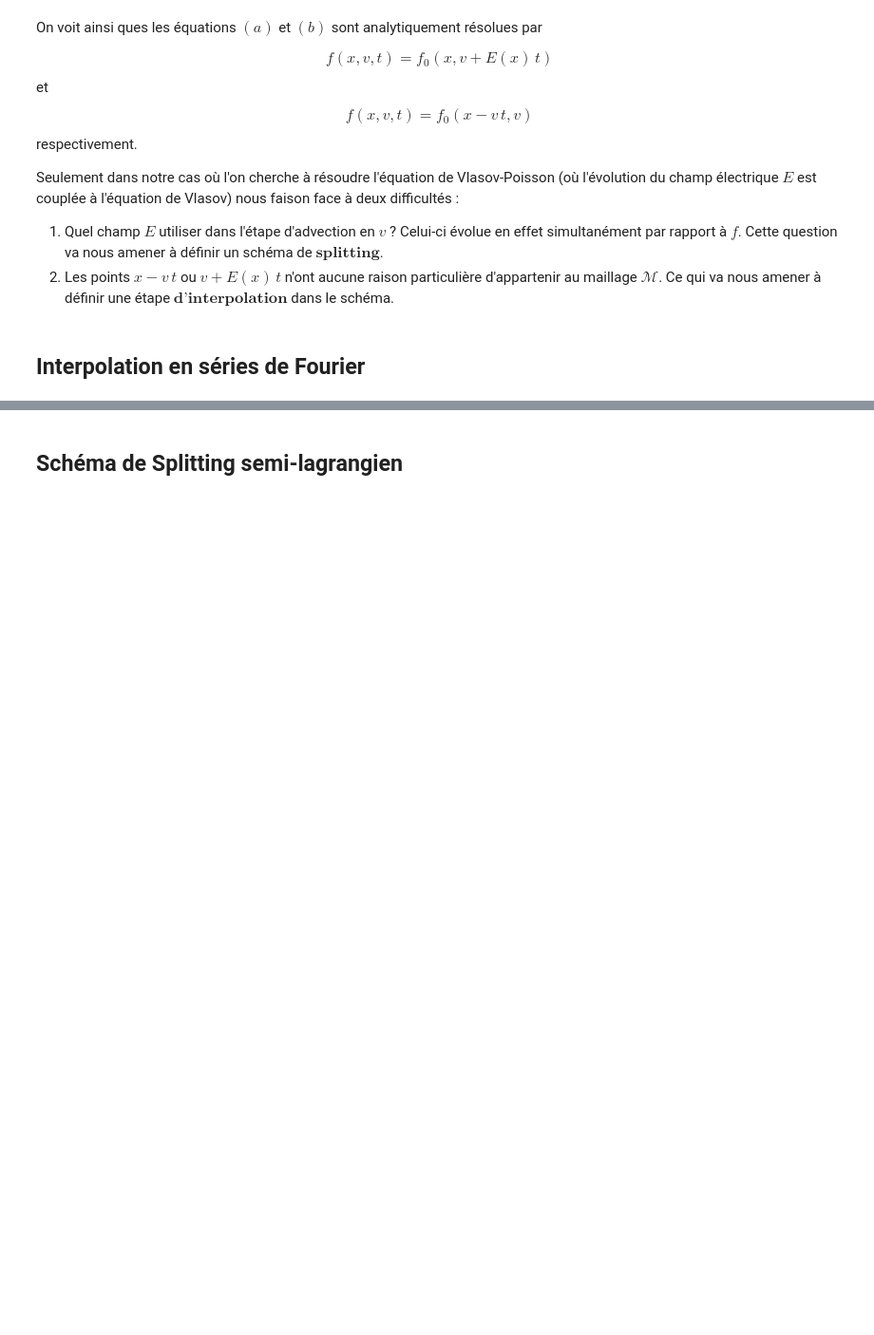
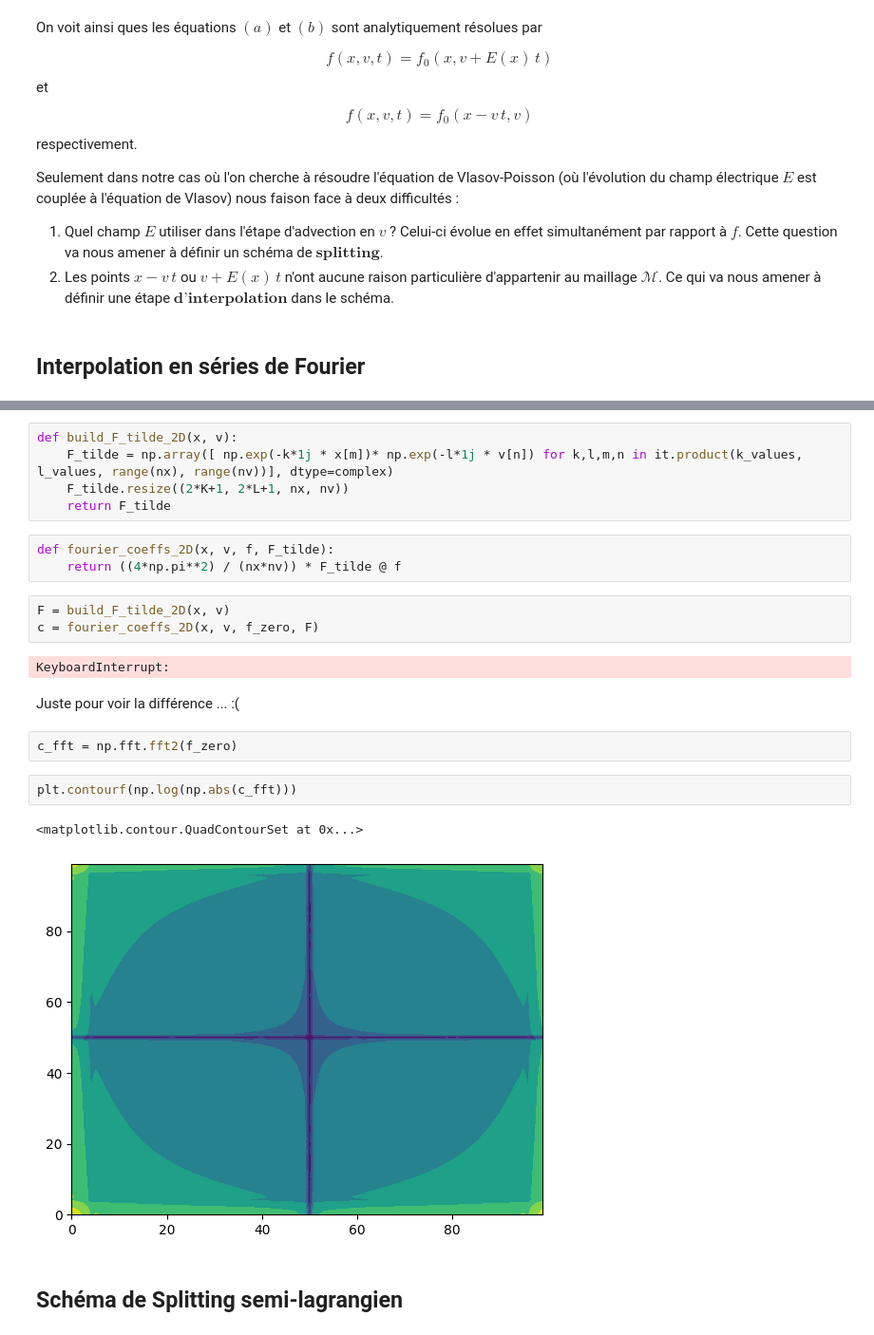
Before and after one commit to chassardmartin/vlasov_bsl, a Jupyter notebook: v1.ipynb, the cells around one changed output, grey strips where cells are left out. Shown at 95% size. Saved outputs shown, nothing was run; the diff lists cells and outputs as text; blank space fills up the shorter version.

Commit message:
We compute the 2D fourier coefficients, but way too long with naive approach

```diff
--- a/v1.ipynb
+++ b/v1.ipynb
@@ -356,3 +362,25 @@ L'interpolation consiste ainsi à évaluer cette expression aux points d'interpo
+# %%
+def build_F_tilde_2D(x, v):
+    F_tilde = np.array([ np.exp(-k*1j * x[m])* np.exp(-l*1j * v[n]) for k,l,m,n in it.product(k_values, l_values, range(nx), range(nv))], dtype=complex)
+    F_tilde.resize((2*K+1, 2*L+1, nx, nv))
+    return F_tilde
+# %%
+def fourier_coeffs_2D(x, v, f, F_tilde):
+    return ((4*np.pi**2) / (nx*nv)) * F_tilde @ f
+# %%
+F = build_F_tilde_2D(x, v)
+c = fourier_coeffs_2D(x, v, f_zero, F)
+# %% [output]
+KeyboardInterrupt:
+# %% [markdown]
+Juste pour voir la différence ... :(
+# %%
+c_fft = np.fft.fft2(f_zero)
+# %%
+plt.contourf(np.log(np.abs(c_fft)))
+# %% [output]
+<matplotlib.contour.QuadContourSet at 0x...>
+[figure, added]
 # %% [markdown]
 ## Schéma de Splitting semi-lagrangien
 # %% [markdown]
```
Also changed, not shown: parts of 11 cells of this notebook.
